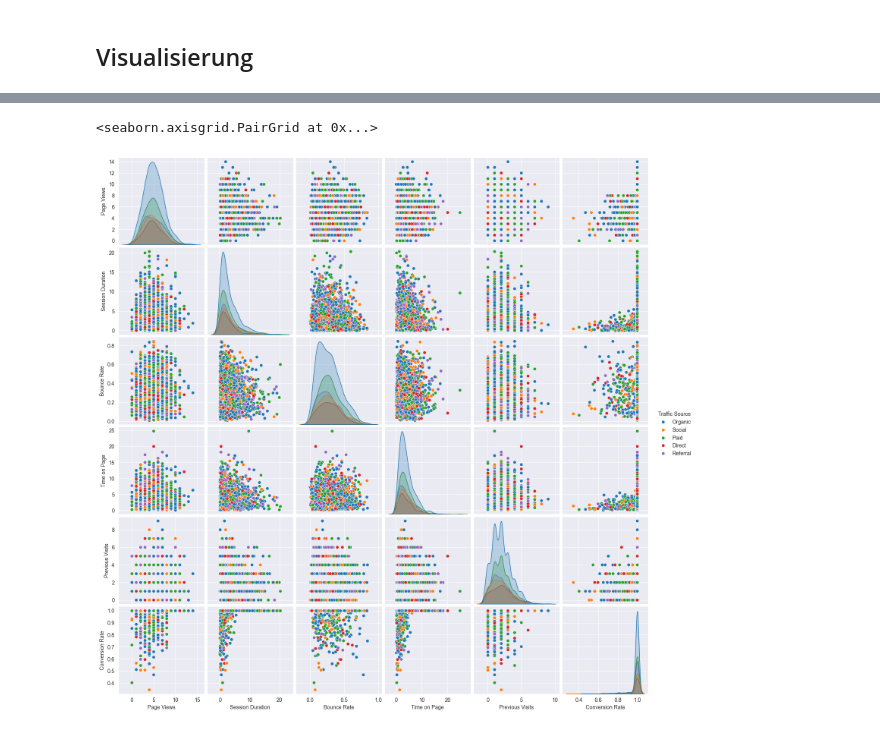
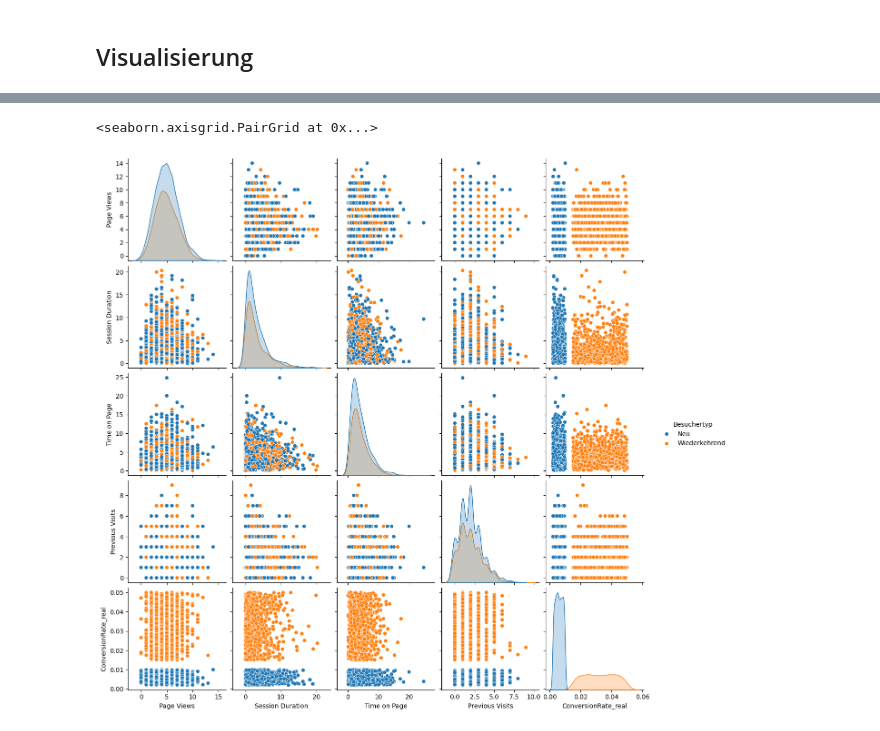
Before and after one commit to jkschultze/data-analytics-portfolio, a Jupyter notebook: Python/Website Traffic.ipynb, the cells around one changed output, grey strips where cells are left out. Saved outputs shown, nothing was run; the diff lists cells and outputs as text; code cells hidden in the pictures.

```diff
--- a/Python/Website Traffic.ipynb
+++ b/Python/Website Traffic.ipynb
@@ -63,6 +48,6 @@ Page Views,Session Duration,Bounce Rate,Traffic Source,Time on Page,Previous Vis
 # %%
 # Datensatz laden
-df = pd.read_csv('/Users/janka-katharinaschultze/Downloads/website_wata.csv')
+df = pd.read_csv('/Users/janka-katharinaschultze/git/data-analytics-portfolio-2/WebTrafficDashboards/website_wata.csv')
 df.head()
 # %% [output]
 |  | Page Views | Session Duration | Bounce Rate | Traffic Source | Time on Page | Previous Visits | ... |
@@ -106,0 +102,24 @@ Form des Datensatzes: (2000, 7)
+# %%
+# Reproduzierbarkeit sicherstellen
+np.random.seed(42)
+
+# Besuchertyp: 60 % neue Besucher, 40 % wiederkehrende Besucher
+df['Besuchertyp'] = np.random.choice(
+    ['Neu', 'Wiederkehrend'],
+    size=len(df),
+    p=[0.6, 0.4]
+)
+
+# Funktion zur Generierung realistischer Conversion Rates
+def conv_rate(row):
+    if row['Besuchertyp'] == 'Neu':
+        # Neue Besucher: ca. 0,2 % – 1 %
+        return np.round(np.random.uniform(0.002, 0.01), 4)
+    else:
+        # Wiederkehrende Besucher: ca. 1,5 % – 5 %
+        return np.round(np.random.uniform(0.015, 0.05), 4)
+
+# Neue realistische Conversion Rate erzeugen
+df['ConversionRate_real'] = df.apply(conv_rate, axis=1)
+
+df[['Besuchertyp', 'Conversion Rate', 'ConversionRate_real']].head()
@@ -198,8 +276,13 @@ for col in df_num.columns:
 # %%
 # Überblick über Beziehungen und Verteilungen
-sns.pairplot(df, hue="Traffic Source")
+sns.pairplot(
+    df,
+    vars=['Page Views', 'Session Duration', 'Time on Page',
+          'Previous Visits', 'ConversionRate_real'],
+    hue='Besuchertyp'
+)
 # %% [output]
 <seaborn.axisgrid.PairGrid at 0x...>
-[figure, old version]
+[figure, new version]
 # %%
 # Heatmap für Korrelationen
```
Also changed, not shown: parts of 19 cells of this notebook.
